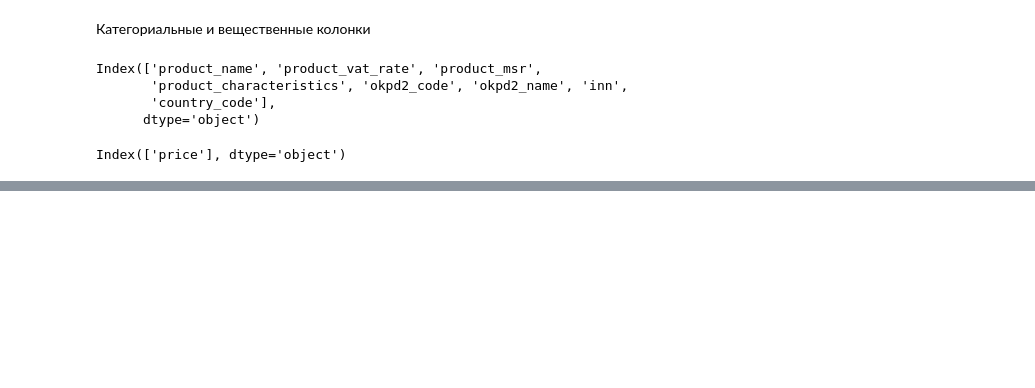
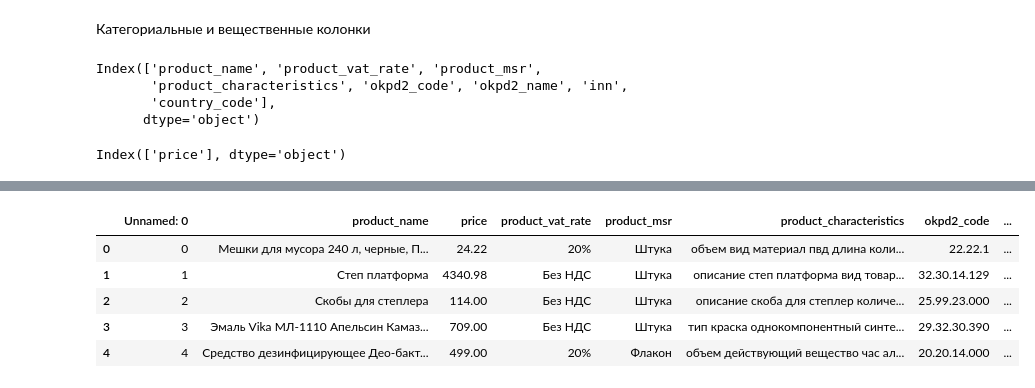
Before and after one commit to ditengm/HackatonZakupki, a Jupyter notebook: research_data.ipynb, the cells around one changed output, grey strips where cells are left out. Drawn from its saved outputs; the diff is of its cells as text; code cells hidden in the pictures; blank space fills up the shorter version.

```diff
--- a/research_data.ipynb
+++ b/research_data.ipynb
@@ -206,0 +252,10 @@ for cat_col in cat_cols:
+# %%
+data_clean = pd.read_csv("clean_descriptions.csv", sep=",")
+data_clean.head()
+# %% [output]
+|  | Unnamed: 0 | product_name | price | product_vat_rate | product_msr | product_characteristics | okpd2_code | ... |
+| 0 | 0 | Мешки для мусора 240 л, черные, П... | 24.22 | 20% | Штука | объем вид материал пвд длина коли... | 22.22.1 | ... |
+| 1 | 1 | Степ платформа | 4340.98 | Без НДС | Штука | описание степ платформа вид товар... | 32.30.14.129 | ... |
+| 2 | 2 | Скобы для степлера | 114.00 | Без НДС | Штука | описание скоба для степлер количе... | 25.99.23.000 | ... |
+| 3 | 3 | Эмаль Vika МЛ-1110 Апельсин Камаз... | 709.00 | Без НДС | Штука | тип краска однокомпонентный синте... | 29.32.30.390 | ... |
+| 4 | 4 | Средство дезинфицирующее Део-бакт... | 499.00 | 20% | Флакон | объем действующий вещество час ал... | 20.20.14.000 | ... |
```
Also changed, not shown: parts of 31 cells of this notebook, 7 other files.
